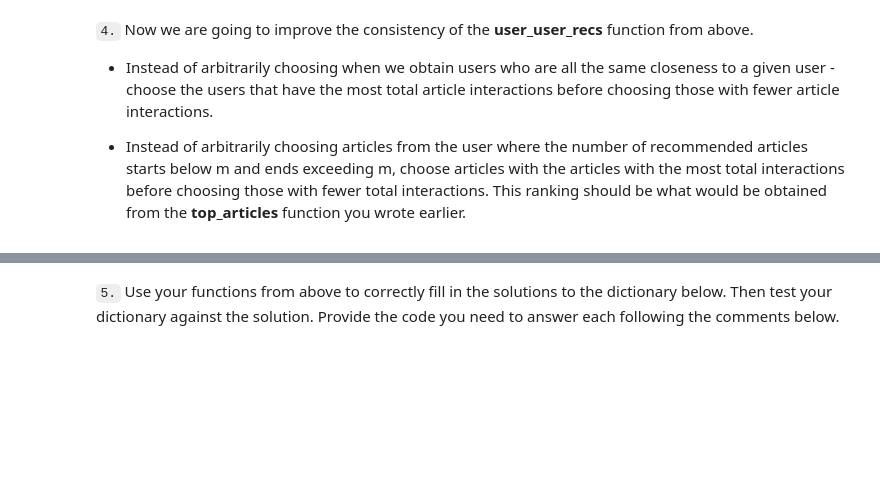
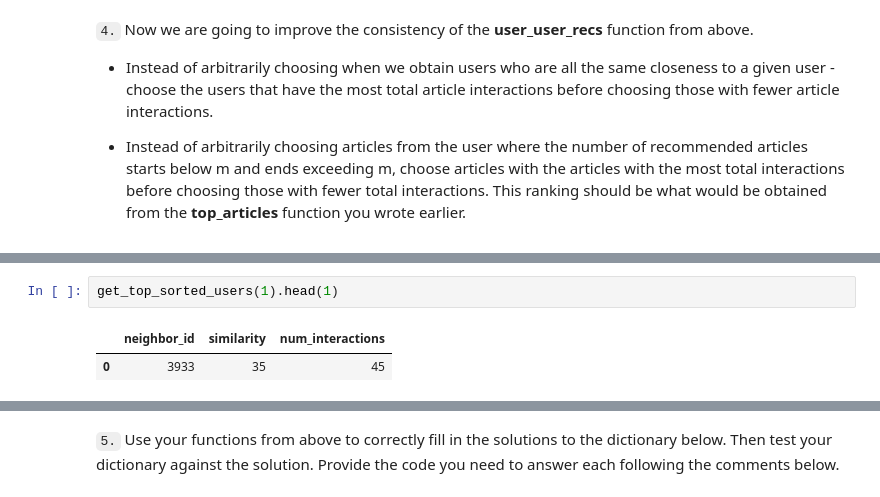
Before and after one commit to Aleaume/Udactiy_DataSc_P3, a Jupyter notebook: Recommendations_with_IBM.ipynb, the cells around one changed output, grey strips where cells are left out. Drawn from its saved outputs; the diff is of its cells as text; blank space fills up the shorter version.

```diff
--- a/Recommendations_with_IBM.ipynb
+++ b/Recommendations_with_IBM.ipynb
@@ -803,0 +926,5 @@ print(rec_names)
+# %%
+get_top_sorted_users(1).head(1)
+# %% [output]
+|  | neighbor_id | similarity | num_interactions |
+| 0 | 3933 | 35 | 45 |
```
Also changed, not shown: parts of 14 cells of this notebook.
